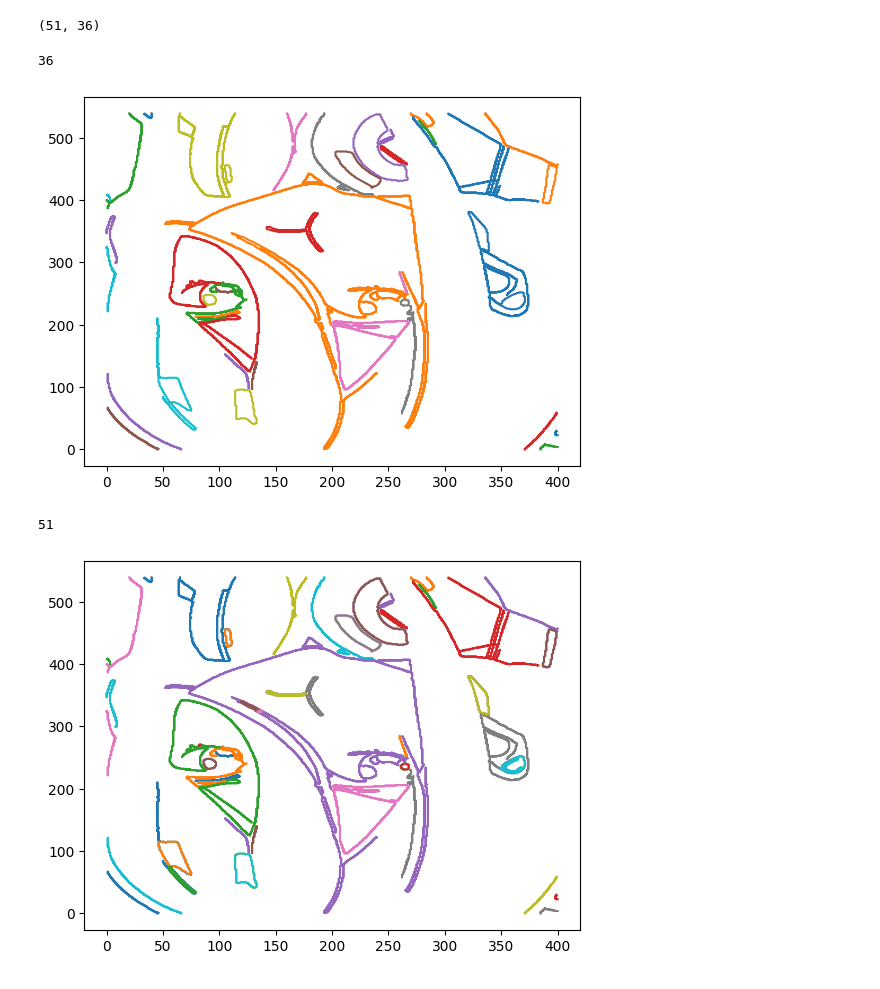
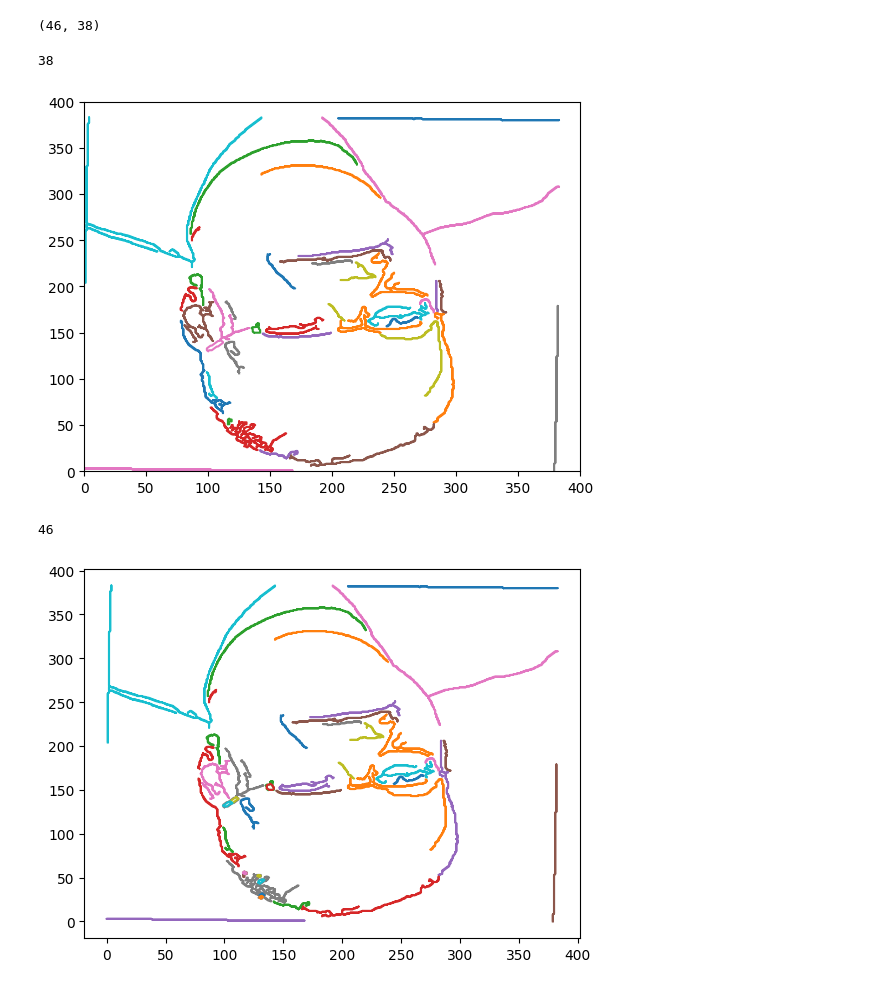
Before and after one commit to Miekale/ArticusMaximus, a Jupyter notebook: python_edge_detection/edge_detection_test.ipynb, the cells around one changed output. Saved outputs shown, nothing was run; the diff lists cells and outputs as text; code cells hidden in the pictures.

```diff
--- a/python_edge_detection/edge_detection_test.ipynb
+++ b/python_edge_detection/edge_detection_test.ipynb
@@ -3,7 +3,7 @@ import matplotlib.pyplot as plt
 import numpy as np
 import cv2
 # %%
-image = cv2.imread(r"C:\Users\markd\Documents\GitHub\ArticusMaximus\python_edge_detection\sample_images\cursed_crop.jpg")
+image = cv2.imread(r"C:\Users\markd\Documents\GitHub\ArticusMaximus\python_edge_detection\sample_images\goat.jpg")
 image = cv2.resize(image, (int(image.shape[1]/2), int(image.shape[0]/2)), interpolation=cv2.INTER_AREA)
 cv2.imshow("image", image)
 cv2.waitKey(0)
@@ -58,38 +58,41 @@ for i in parents:
 
 len(contours), len(parent_contours)
 # %% [output]
-(51, 36)
+(46, 38)
 # %%
 # All contours
 # Contour detection
 contours, hierarchy = cv2.findContours(canny_blur,
     cv2.RETR_EXTERNAL  , cv2.CHAIN_APPROX_NONE)
 
 num_contours = len(contours)
 print(num_contours)
 for i in range(num_contours):
     contour_img = contours[i]
     if contour_img.shape[0] != 1:
         contour_img = np.squeeze(contour_img)
+        # contour_img = cv2.flip(contour_img,0)
         plt.plot(contour_img[:,0], contour_img[:,1], label=f'{i}')
+        plt.xlim(0, 400)
+        plt.ylim(0, 400)
 plt.show()
 
 contours, hierarchy = cv2.findContours(canny_blur,
     cv2.RETR_TREE , cv2.CHAIN_APPROX_NONE)
 
 num_contours = len(contours)
 print(num_contours)
 for i in range(num_contours):
-    contour_img = contours[i]
+    contour_img = cv2.flip(contours[i], 0)
     if contour_img.shape[0] != 1:
         contour_img = np.squeeze(contour_img)
         plt.plot(contour_img[:,0], contour_img[:,1], label=f'{i}')
 plt.show()
 # %% [output]
-36
+38
-[figure, old version]
+[figure, new version]
-51
+46
-[figure, old version]
+[figure, new version]
 # %%
 contours, hierarchy = cv2.findContours(canny_blur,
     cv2.RETR_TREE , cv2.CHAIN_APPROX_NONE)
```
Also changed, not shown: 2 other files.
